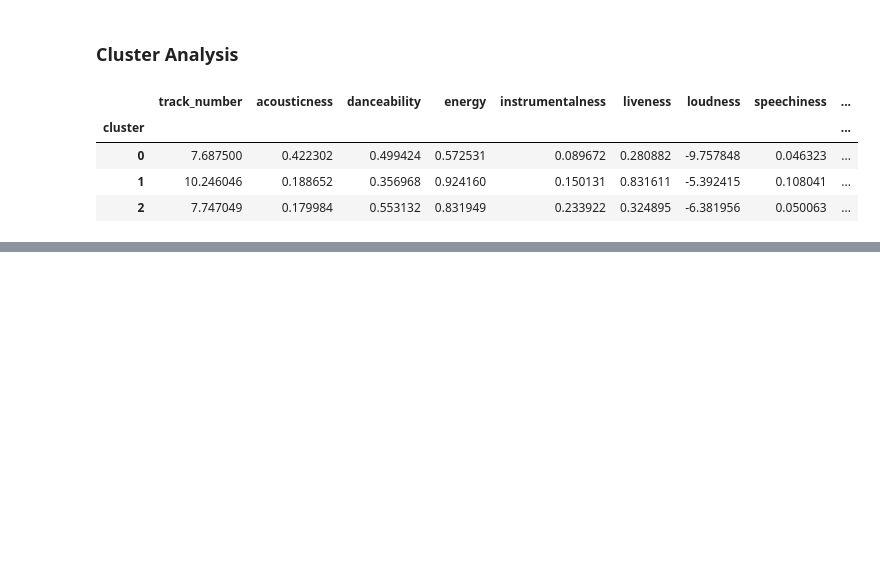
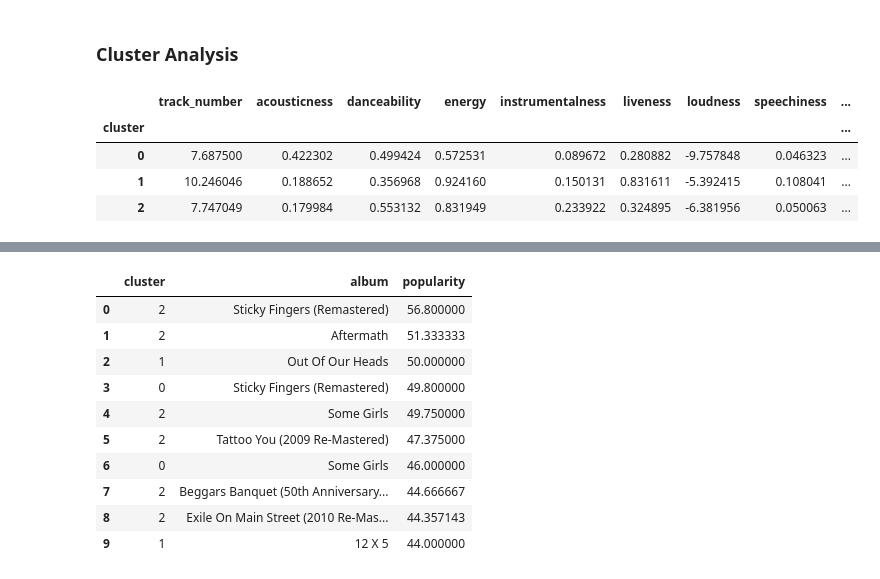
Before and after one commit to NitinJayavarapu12/Creating-cohorts-of-songs, a Jupyter notebook: Cohort_code.ipynb, the cells around one changed output, grey strips where cells are left out. Saved outputs shown, nothing was run; the diff lists cells and outputs as text; code cells hidden in the pictures; blank space fills up the shorter version.

```diff
--- a/Cohort_code.ipynb
+++ b/Cohort_code.ipynb
@@ -251,0 +258,17 @@ df.groupby('cluster').mean(numeric_only=True)
+# %%
+# Suggested albums based on popularity within each cluster
+suggested_albums = df.groupby(['cluster', 'album'])['popularity'].mean().sort_values(ascending=False).reset_index()
+suggestions = pd.DataFrame(suggested_albums)
+suggestions.head(10)
+# %% [output]
+|  | cluster | album | popularity |
+| 0 | 2 | Sticky Fingers (Remastered) | 56.800000 |
+| 1 | 2 | Aftermath | 51.333333 |
+| 2 | 1 | Out Of Our Heads | 50.000000 |
+| 3 | 0 | Sticky Fingers (Remastered) | 49.800000 |
+| 4 | 2 | Some Girls | 49.750000 |
+| 5 | 2 | Tattoo You (2009 Re-Mastered) | 47.375000 |
+| 6 | 0 | Some Girls | 46.000000 |
+| 7 | 2 | Beggars Banquet (50th Anniversary... | 44.666667 |
+| 8 | 2 | Exile On Main Street (2010 Re-Mas... | 44.357143 |
+| 9 | 1 | 12 X 5 | 44.000000 |
```
Also changed, not shown: parts of 6 cells of this notebook.
